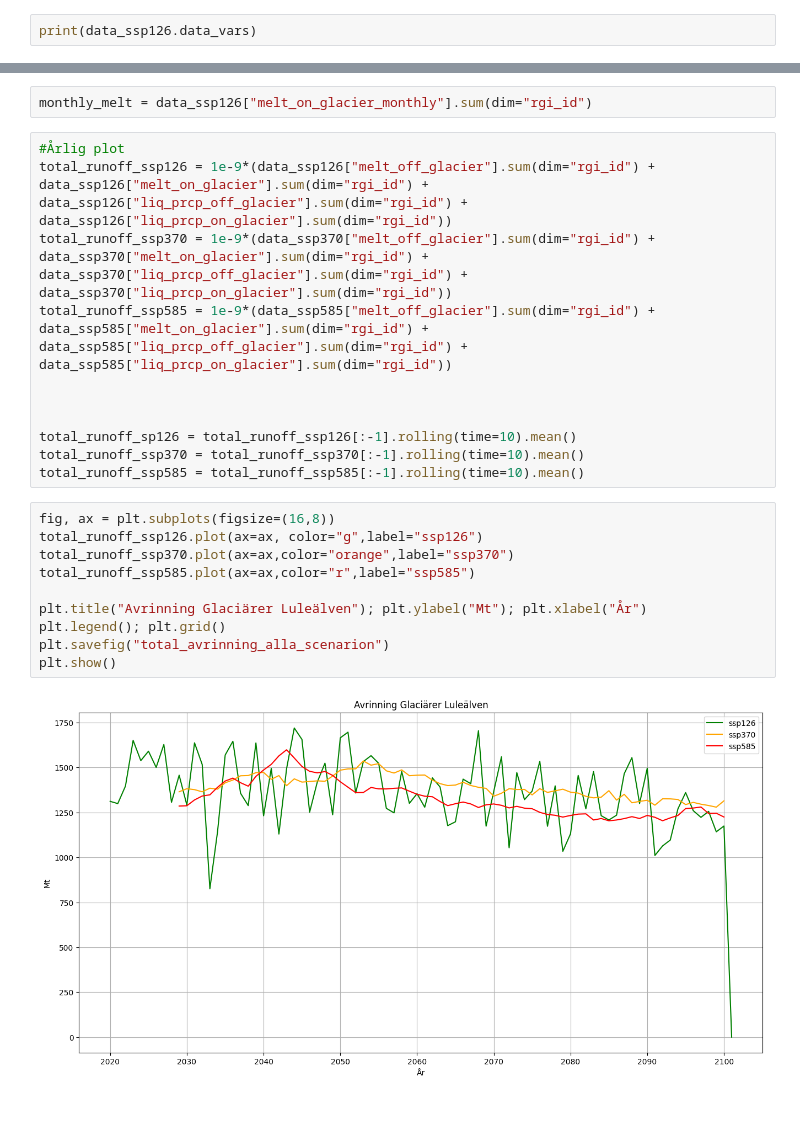
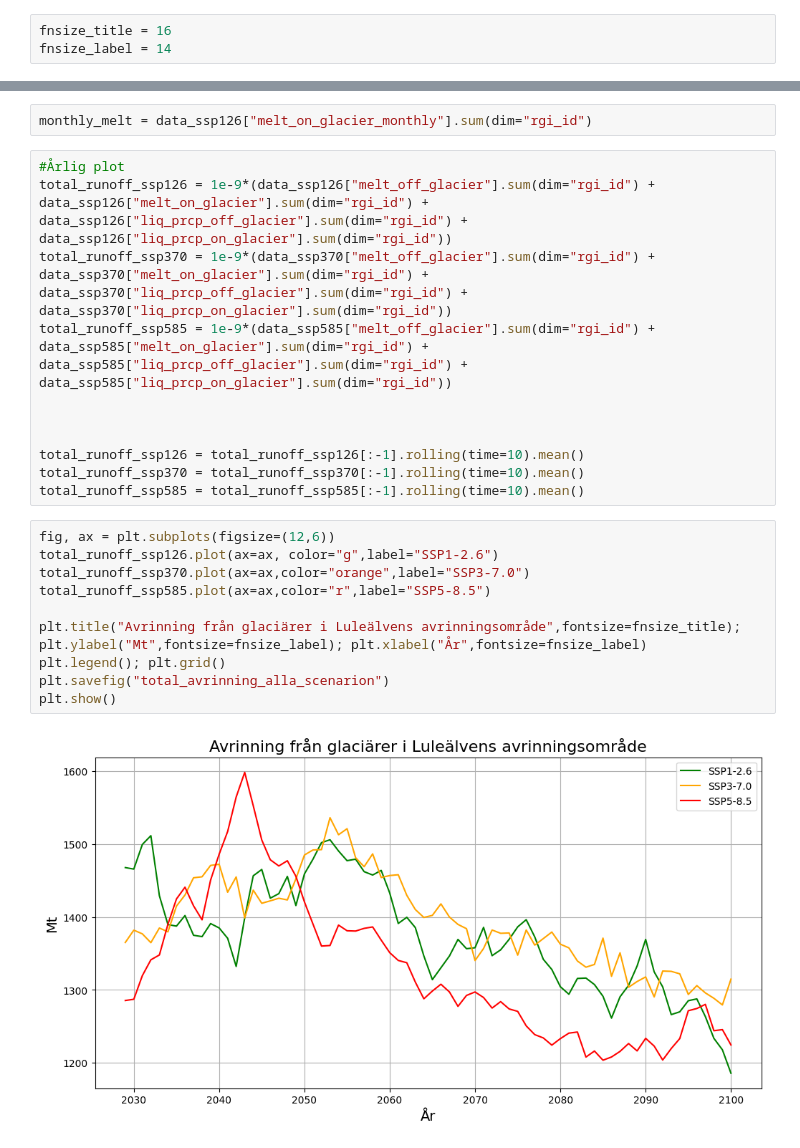
Before and after one commit to ostronet/SEE110_glaciar, a Jupyter notebook: Datahantering.ipynb, the cells around one changed output, grey strips where cells are left out. Cells and saved outputs as stored; diff of their text form; blank space fills up the shorter version.

```diff
--- a/Datahantering.ipynb
+++ b/Datahantering.ipynb
@@ -6,4 +6,5 @@ data_ssp126 = xr.open_dataset("/home/ostronet/kurser/see110/sim_outputs/output_s
 data_ssp370 = xr.open_dataset("/home/ostronet/kurser/see110/sim_outputs/output_ssp370.nc",engine="netcdf4")
 data_ssp585 = xr.open_dataset("/home/ostronet/kurser/see110/sim_outputs/output_ssp585.nc",engine="netcdf4")
 # %%
-print(data_ssp126.data_vars)
+fnsize_title = 16
+fnsize_label = 14
@@ -35,18 +18,18 @@ total_runoff_ssp585 = 1e-9*(data_ssp585["melt_off_glacier"].sum(dim="rgi_id") +
 
 
 
-total_runoff_sp126 = total_runoff_ssp126[:-1].rolling(time=10).mean()
+total_runoff_ssp126 = total_runoff_ssp126[:-1].rolling(time=10).mean()
 total_runoff_ssp370 = total_runoff_ssp370[:-1].rolling(time=10).mean()
 total_runoff_ssp585 = total_runoff_ssp585[:-1].rolling(time=10).mean()
 # %%
-fig, ax = plt.subplots(figsize=(16,8))
-total_runoff_ssp126.plot(ax=ax, color="g",label="ssp126")
-total_runoff_ssp370.plot(ax=ax,color="orange",label="ssp370")
-total_runoff_ssp585.plot(ax=ax,color="r",label="ssp585")
+fig, ax = plt.subplots(figsize=(12,6))
+total_runoff_ssp126.plot(ax=ax, color="g",label="SSP1-2.6")
+total_runoff_ssp370.plot(ax=ax,color="orange",label="SSP3-7.0")
+total_runoff_ssp585.plot(ax=ax,color="r",label="SSP5-8.5")
 
-plt.title("Avrinning Glaciärer Luleälven"); plt.ylabel("Mt"); plt.xlabel("År")
+plt.title("Avrinning från glaciärer i Luleälvens avrinningsområde",fontsize=fnsize_title); plt.ylabel("Mt",fontsize=fnsize_label); plt.xlabel("År",fontsize=fnsize_label)
 plt.legend(); plt.grid()
 plt.savefig("total_avrinning_alla_scenarion")
 plt.show()
 # %% [output]
-[figure, old version]
+[figure, new version]
```
Also changed, not shown: parts of 6 cells of this notebook.
